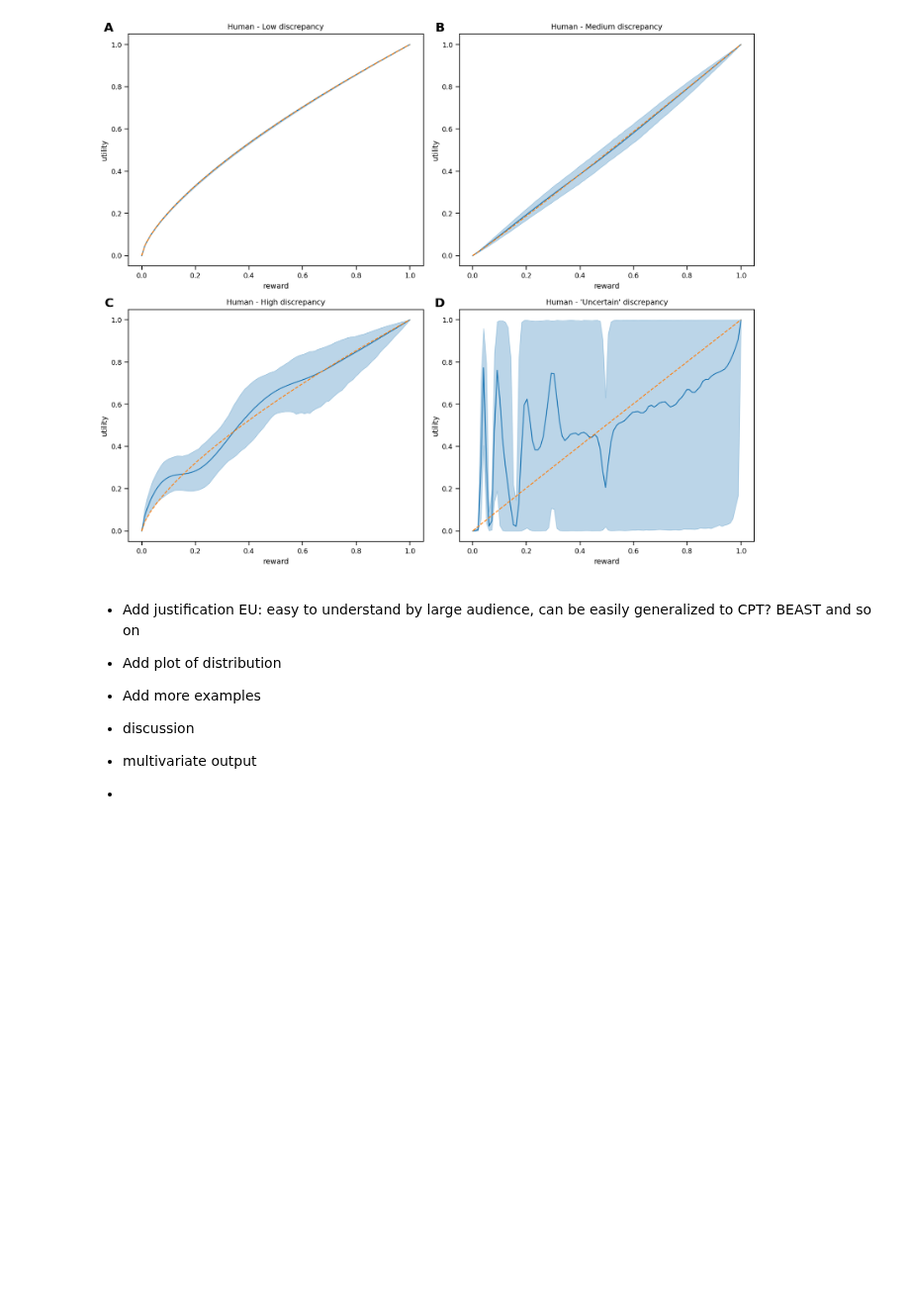
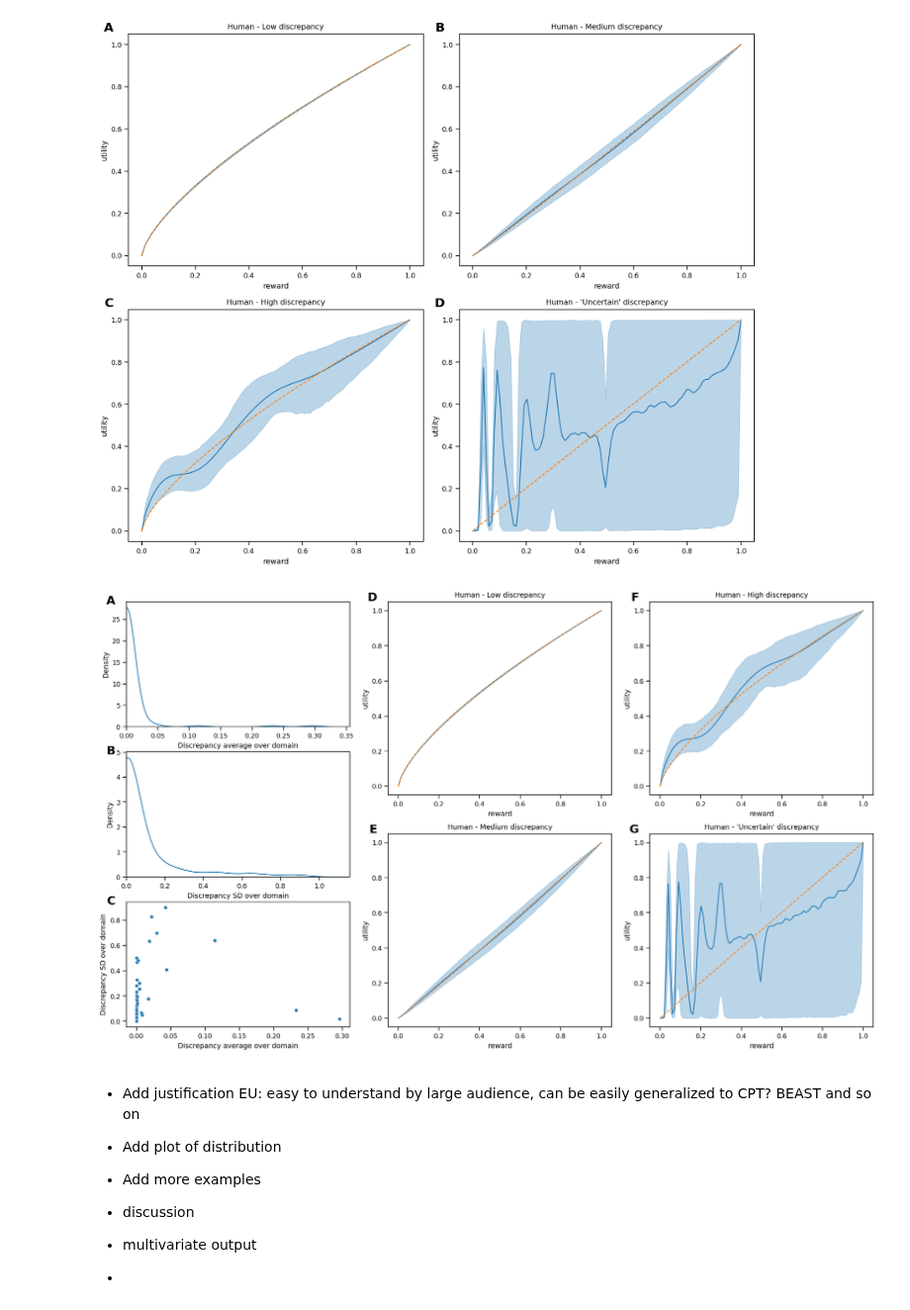
Before and after one commit to AurelienNioche/TransformedGP, a Jupyter notebook: risk_application/make-figures-CPC.ipynb, the cells around one changed output. Shown at 99% size. Drawn from its saved outputs; the diff is of its cells as text; code cells hidden in the pictures; blank space fills up the shorter version.

```diff
--- a/risk_application/make-figures-CPC.ipynb
+++ b/risk_application/make-figures-CPC.ipynb
@@ -157,6 +157,90 @@ os.makedirs("fig", exist_ok=True)
 plt.savefig("fig/risk_cpc.pdf", bbox_inches='tight')
 # %% [output]
 [figure]
+# %%
+# fig, all_axes = plt.subplots(figsize=(12, 10), nrows=2, ncols=3)
+
+letters = (letter for letter in string.ascii_uppercase)
+
+fig = plt.figure(figsize=(15, 9))
+gs = fig.add_gridspec(1, 3)
+
+gs_left = gs[0].subgridspec(3, 1)
+gs_right = gs[1:].subgridspec(2, 2)
+
+ax = fig.add_subplot(gs_left[0])
+
+sns.kdeplot(df_dm.disc_mean, ax=ax)
+ax.set_xlim(0,None);
+ax.set_xlabel("Discrepancy average over domain")
+
+ax.text(-0.05, 1.05, next(letters), transform=ax.transAxes, fontsize=16,
+        fontweight='bold', va='top', ha='right')
+
+ax = fig.add_subplot(gs_left[1])
+
+sns.kdeplot(df_dm.disc_sd, ax=ax)
+ax.set_xlim(0,None);
+ax.set_xlabel("Discrepancy SD over domain")
+
+ax.text(-0.05, 1.05, next(letters), transform=ax.transAxes, fontsize=16,
+        fontweight='bold', va='top', ha='right')
+
+ax = fig.add_subplot(gs_left[2])
+
+sns.scatterplot(x=df_dm.disc_mean, y=df_dm.disc_sd, ax=ax)
+ax.set_xlabel("Discrepancy average over domain")
+ax.set_ylabel("Discrepancy SD over domain")
+
+ax.text(-0.05, 1.05, next(letters), transform=ax.transAxes, fontsize=16,
+        fontweight='bold', va='top', ha='right')
+
+all_axes = [fig.add_subplot(gs_right[i, j]) for j in range(2) for i in range(2)]
+
+axes = (ax for ax in all_axes)
+
+for dm, dm_name in ((dm_low_corr, "Human - Low discrepancy"),
+                    (dm_medium_corr, "Human - Medium discrepancy"),
+                    (dm_high_corr, "Human - High discrepancy"),
+                    (dm_low_conf, "Human - 'Uncertain' discrepancy")):
+
+    ax = next(axes)
+    ax.set_title(dm_name)
+
+    fill_alpha = 0.3
+
+    test_x = torch.linspace(0, 1, 100)
+    m_pred, f_pred = dm.pred(test_x)
+
+    test_x = test_x.numpy()
+    m_pred = m_pred.numpy()
+    f_pred = f_pred.numpy()
+
+    f_mean = f_pred.mean(axis=0)
+    lower, upper = np.percentile(f_pred, [2.5, 97.5], axis=0)
+
+    ax.text(-0.05, 1.05, next(letters), transform=ax.transAxes, fontsize=16,
+            fontweight='bold', va='top', ha='right')
+
+    # GP confidence
+    h_conf = ax.fill_between(test_x, upper, lower, color='C0', alpha=fill_alpha, label="Model + correction - Confidence")
+
+    # GP mean
+    h_mean, = ax.plot(test_x, f_mean, label="Model + correction - Mean")
+
+    # Model
+    h_model, = ax.plot(test_x, m_pred, color='C1', ls="--", label="Model alone")
+
+    ax.set_xlabel("reward")
+    ax.set_ylabel("utility")
+
+
+fig.tight_layout()
+
+os.makedirs("fig", exist_ok=True)
+plt.savefig("fig/risk_cpc.pdf", bbox_inches='tight')
+# %% [output]
+[figure, added]
 # %% [markdown]
 - Add justification EU: easy to understand by large audience, can be easily generalized to CPT? BEAST and so on
 - Add plot of distribution
```
Also changed, not shown: parts of 4 cells of this notebook.
